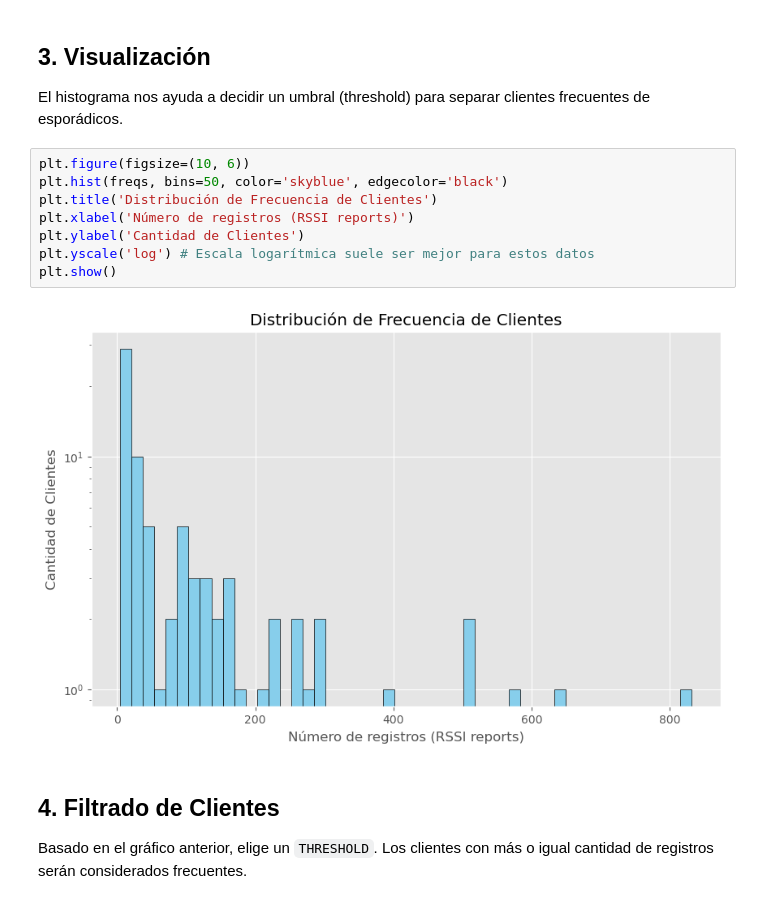
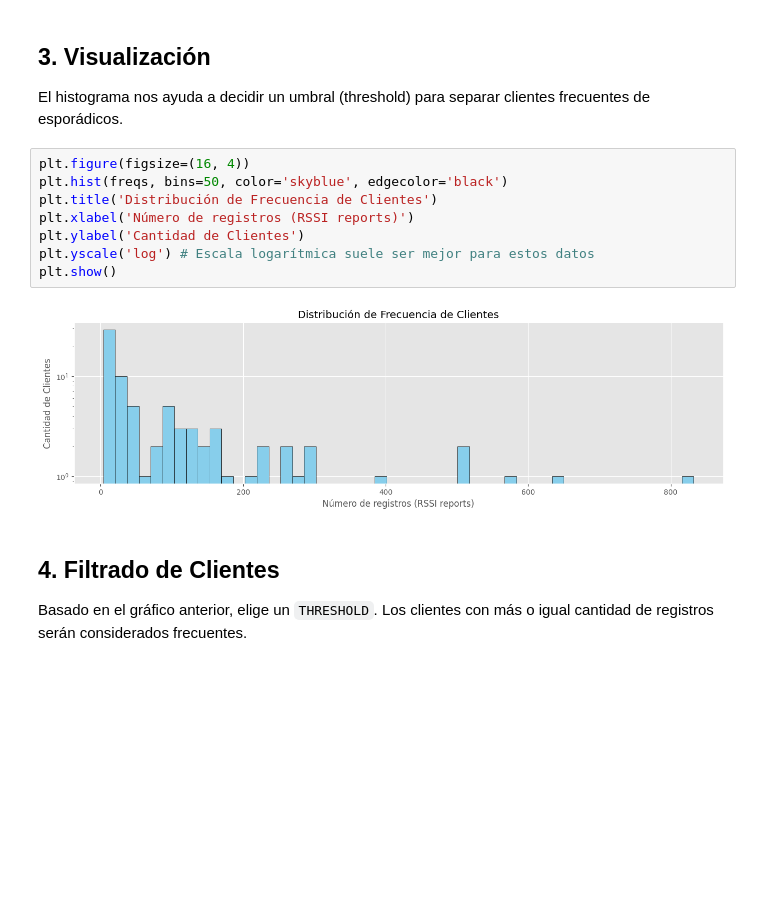
Before and after one commit to Nahuel1103/NetROML, a Jupyter notebook: analyze_clients.ipynb, the cells around one changed output. Cells and saved outputs as stored; diff of their text form; blank space fills up the shorter version.

```diff
--- a/analyze_clients.ipynb
+++ b/analyze_clients.ipynb
@@ -51,15 +55,15 @@ np.int64(78)
 ## 3. Visualización
 El histograma nos ayuda a decidir un umbral (threshold) para separar clientes frecuentes de esporádicos.
 # %%
-plt.figure(figsize=(10, 6))
+plt.figure(figsize=(16, 4))
 plt.hist(freqs, bins=50, color='skyblue', edgecolor='black')
 plt.title('Distribución de Frecuencia de Clientes')
 plt.xlabel('Número de registros (RSSI reports)')
 plt.ylabel('Cantidad de Clientes')
 plt.yscale('log') # Escala logarítmica suele ser mejor para estos datos
 plt.show()
 # %% [output]
-[figure, old version]
+[figure, new version]
 # %% [markdown]
 ## 4. Filtrado de Clientes
 Basado en el gráfico anterior, elige un `THRESHOLD`. Los clientes con más o igual cantidad de registros serán considerados frecuentes.
```
Also changed, not shown: parts of 7 cells of this notebook, 1 other file.
